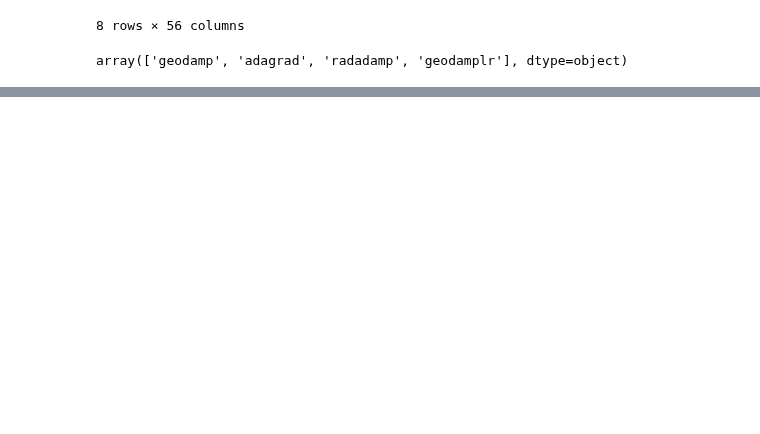
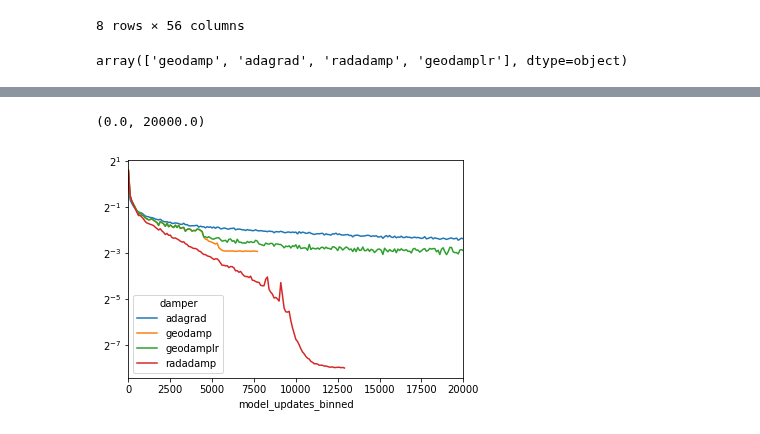
Before and after one commit to stsievert/adadamp-experiments, a Jupyter notebook: exp-fashion-mnist/Viz.ipynb, the cells around one changed output, grey strips where cells are left out. Drawn from its saved outputs; the diff is of its cells as text; code cells hidden in the pictures; blank space fills up the shorter version.

```diff
--- a/exp-fashion-mnist/Viz.ipynb
+++ b/exp-fashion-mnist/Viz.ipynb
@@ -141,0 +166,10 @@ for i, x in enumerate(["epochs", "model_updates"]):
+# %%
+show = df.copy()
+show["model_updates_binned"] = (show["model_updates"]/100).astype(int)*100
+show = show.pivot_table(index="model_updates_binned", columns="damper", values="batch_loss", aggfunc="mean")
+ax = show.plot()
+ax.set_yscale("log", basey=2)
+ax.set_xlim(0, 20000)
+# %% [output]
+(0.0, 20000.0)
+[figure, added]
```
Also changed, not shown: parts of 10 cells of this notebook, 1 other file.
